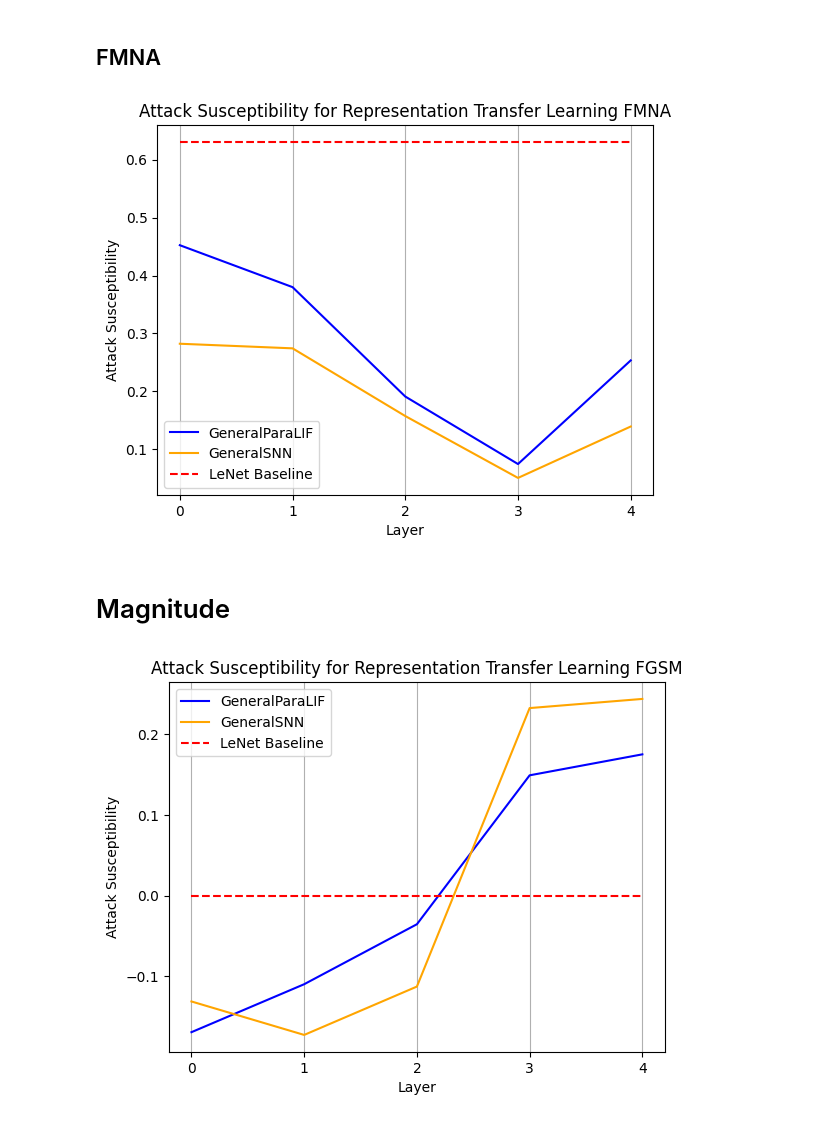
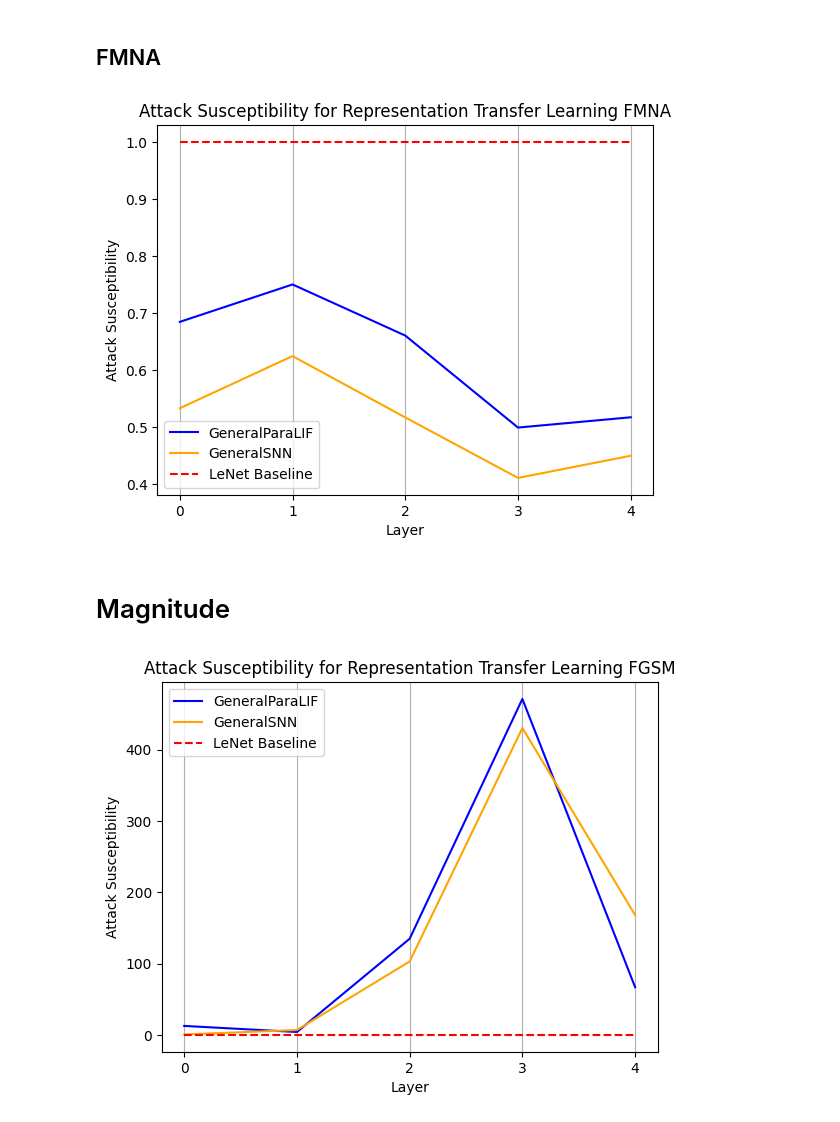
Before and after one commit to suessflorian/biological-neurons, a Jupyter notebook: Baseline Models/transfer_graphs.ipynb, the cells around one changed output. Drawn from its saved outputs; the diff is of its cells as text; code cells hidden in the pictures.

```diff
--- a/Baseline Models/transfer_graphs.ipynb
+++ b/Baseline Models/transfer_graphs.ipynb
@@ -151,7 +151,7 @@ plt.show()
 # %% [markdown]
 ## FMNA
 # %%
-epsilon = 0.01
+epsilon = 0.1
 
 mnist_fmna = mnist[mnist.attack == 'LInfFMNAttack']
 mnist_fmna_epsilon = mnist_fmna[mnist_fmna.epsilon == epsilon]
@@ -167,23 +167,23 @@ plt.xticks(subset.extraction_layer)
 plt.grid(axis='x')
 plt.show()
 # %% [output]
-[figure, old version]
+[figure, new version]
 # %% [markdown]
 # Magnitude
 # %%
-epsilon = 0.1
+epsilon = 0.01
 
 mnist_fgsm_epsilon = mnist_fgsm[mnist_fgsm.epsilon == epsilon]
 for model, colour in zip(unique_models, ['blue', 'orange']):
     subset = mnist_fgsm_epsilon[mnist_fgsm_epsilon.model == model]
-    plt.plot(subset.extraction_layer, subset.baseline_susceptibility_rate / subset.susceptibility_rate - 1, color=colour)
-plt.plot(subset.extraction_layer, subset.baseline_susceptibility_rate / subset.baseline_susceptibility_rate - 1, color='red', linestyle='dashed')
+    plt.plot(subset.extraction_layer, (subset.baseline_susceptibility_rate / subset.susceptibility_rate - 1) * 100, color=colour)
+plt.plot(subset.extraction_layer, (subset.baseline_susceptibility_rate / subset.baseline_susceptibility_rate - 1) * 100, color='red', linestyle='dashed')
 plt.legend(unique_models.tolist() + ['LeNet Baseline'])
 plt.xlabel('Layer')
 plt.ylabel('Attack Susceptibility')
 plt.title('Attack Susceptibility for Representation Transfer Learning FGSM')
 plt.xticks(subset.extraction_layer)
 plt.grid(axis='x')
 plt.show()
 # %% [output]
-[figure, old version]
+[figure, new version]
```
Also changed, not shown: parts of 3 cells of this notebook, 5 other files.
